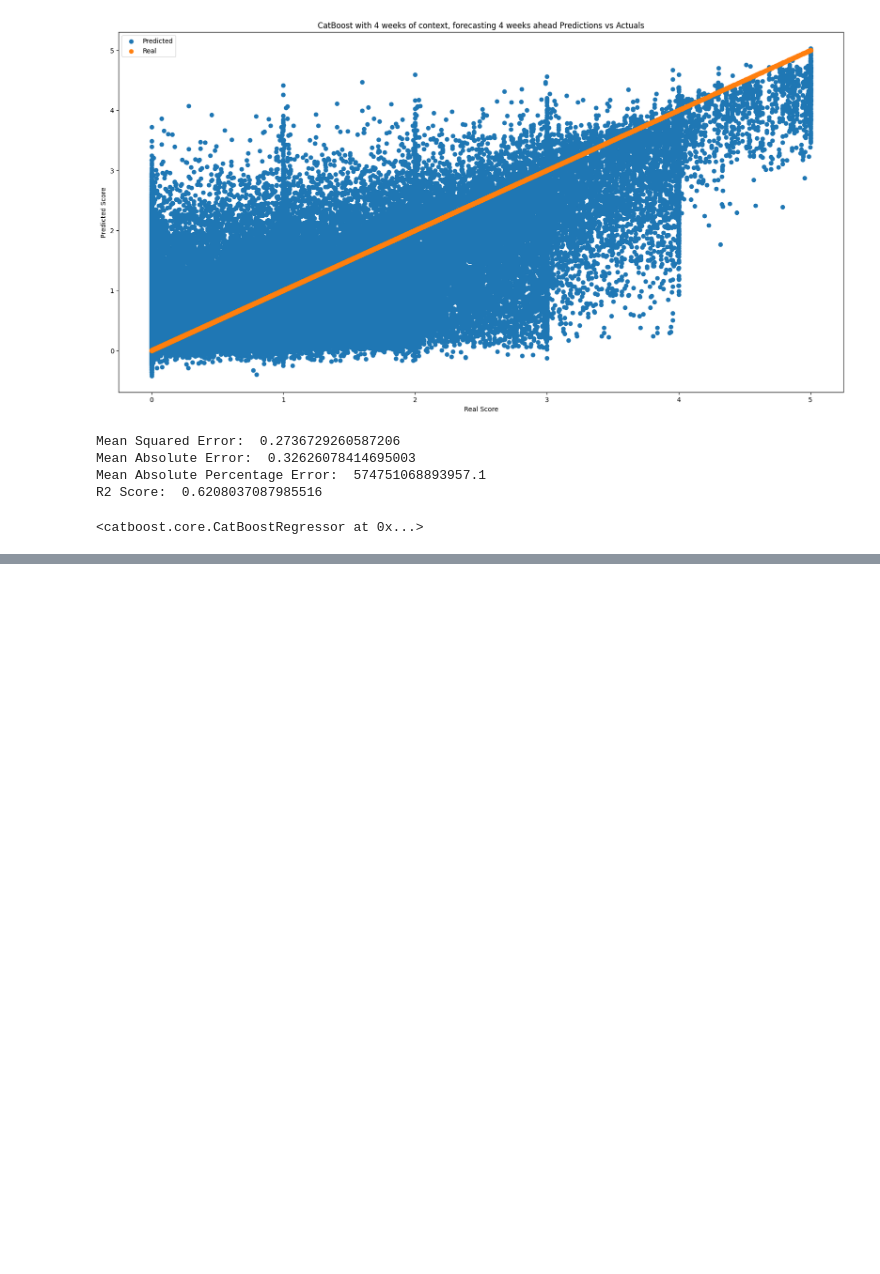
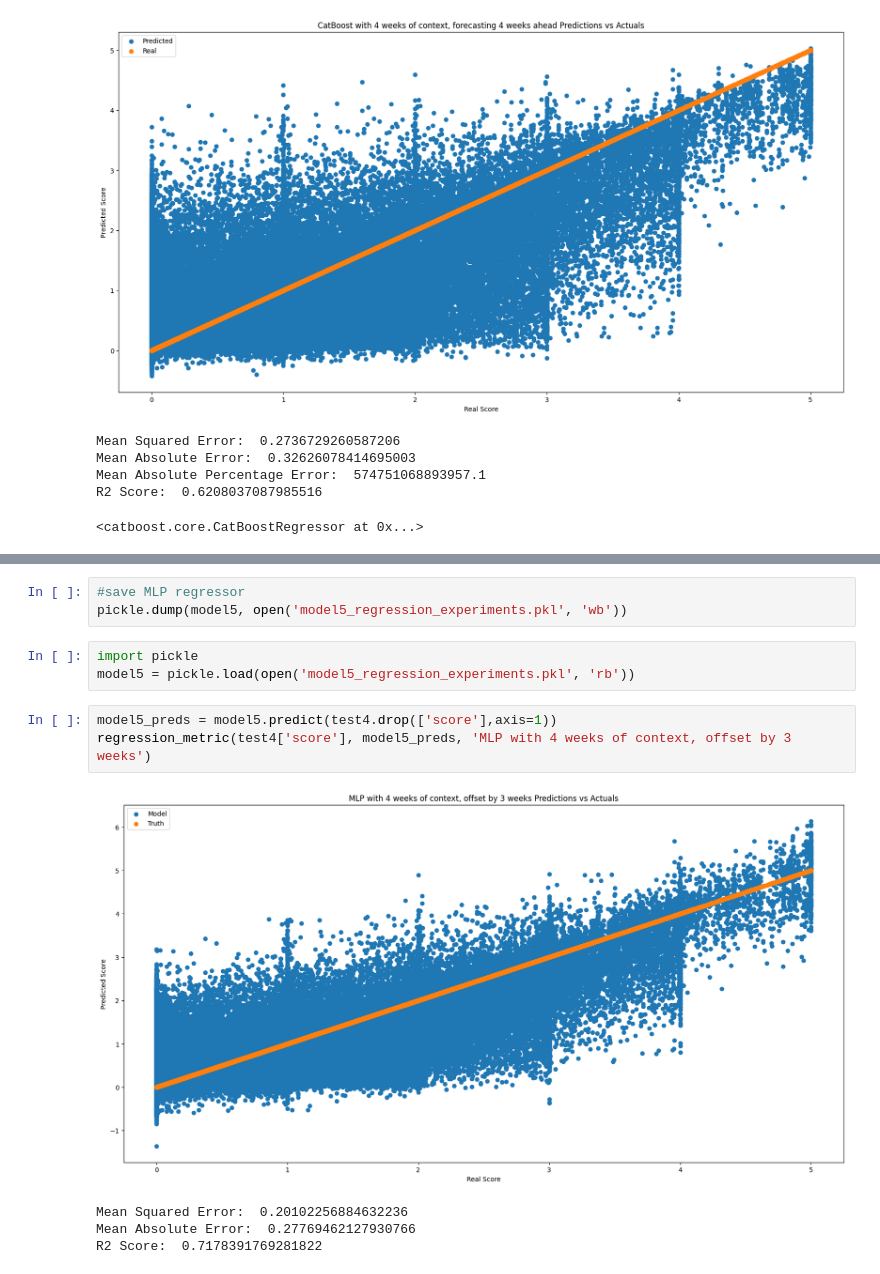
Before and after one commit to babusid/ECE461P_Project, a Jupyter notebook: models/regression_experiments2.ipynb, the cells around one changed output, grey strips where cells are left out. Saved outputs shown, nothing was run; the diff lists cells and outputs as text; blank space fills up the shorter version.

```diff
--- a/models/regression_experiments2.ipynb
+++ b/models/regression_experiments2.ipynb
@@ -173,0 +347,14 @@ R2 Score:  0.6208037087985516
+# %%
+#save MLP regressor
+pickle.dump(model5, open('model5_regression_experiments.pkl', 'wb'))
+# %%
+import pickle
+model5 = pickle.load(open('model5_regression_experiments.pkl', 'rb'))
+# %%
+model5_preds = model5.predict(test4.drop(['score'],axis=1))
+regression_metric(test4['score'], model5_preds, 'MLP with 4 weeks of context, offset by 3 weeks')
+# %% [output]
+[figure, added]
+Mean Squared Error:  0.20102256884632236
+Mean Absolute Error:  0.27769462127930766
+R2 Score:  0.7178391769281822
```
Also changed, not shown: parts of 55 cells of this notebook, 6 other files.
